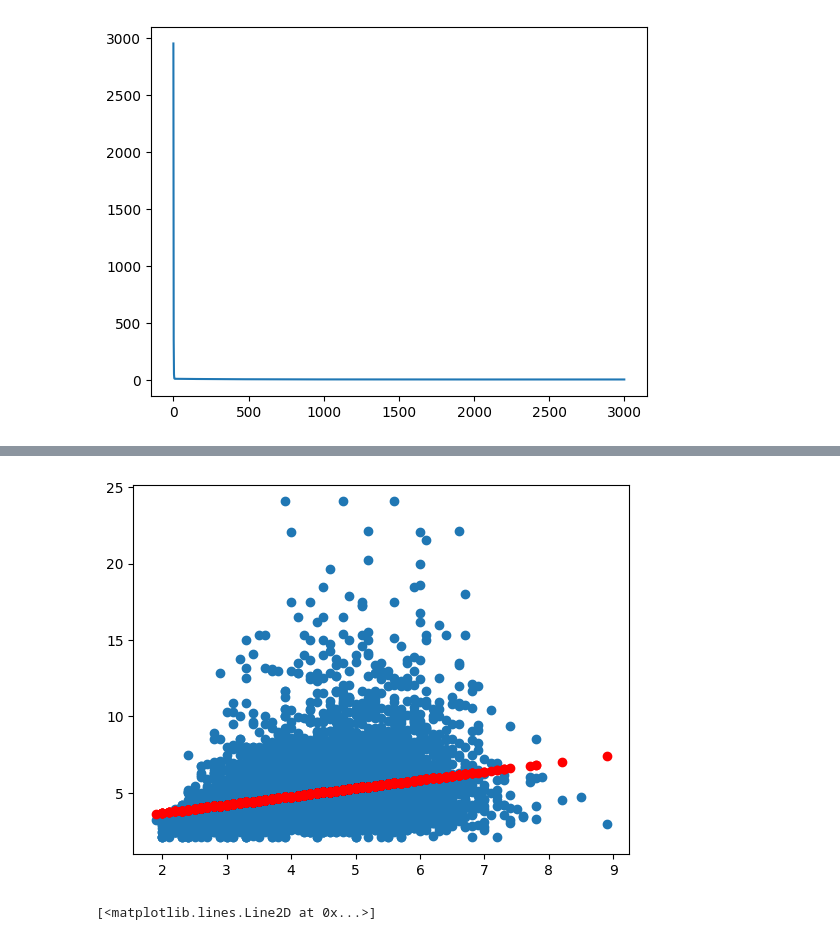
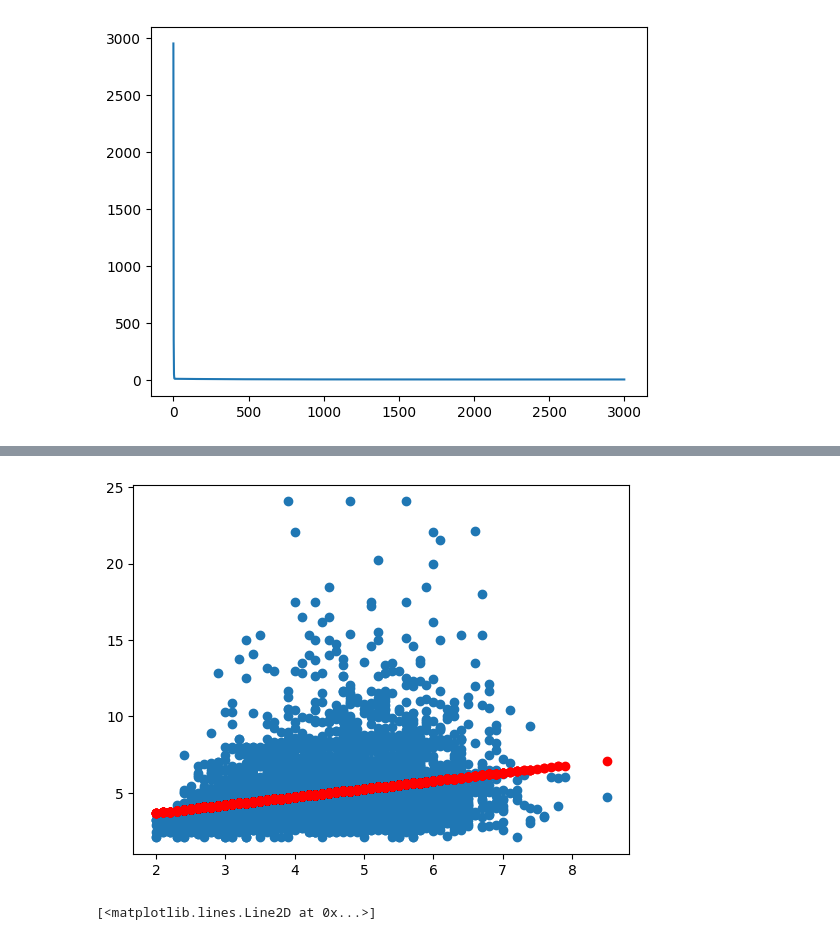
Before and after one commit to Bahrombekk/data, a Jupyter notebook: LINEAR_REGRESSION_TEST.ipynb, the cells around one changed output, grey strips where cells are left out. Saved outputs shown, nothing was run; the diff lists cells and outputs as text; code cells hidden in the pictures.

```diff
--- a/LINEAR_REGRESSION_TEST.ipynb
+++ b/LINEAR_REGRESSION_TEST.ipynb
@@ -326,16 +321,16 @@ test_x3,test_y3=x3[:int(len(x3)*t)],y3[:int(len(y3)*t)]
 # %%
-n=len(test_x3)
+n=len(train_x3)
 l=0.01
 loss_data=[]
 epoch=50000
 w=10
 b=15
 for i in range(epoch):
-  y_hat=test_x3*w+b
-  mse=np.mean(np.abs(test_y3-y_hat)**2)
+  y_hat=train_x3*w+b
+  mse=np.mean(np.abs(train_y3-y_hat)**2)
   loss_data.append(mse)
-  Dw=(-2/n)*np.sum(test_x3*(test_y3-y_hat))
-  Db=(-2/n)*np.sum(test_y3-y_hat)
+  Dw=(-2/n)*np.sum(train_x3*(train_y3-y_hat))
+  Db=(-2/n)*np.sum(train_y3-y_hat)
   w=w-Dw*l
   b=b-Db*l
 plt.show()
@@ -353,5 +348,5 @@ plt.scatter(test_x3,y_hat,c="r")
 # %%
-y_hat=test_x3[5]*w+b
-print(test_x3[5])
-print(y_hat)
+y_hat=test_x3*w+b
+plt.scatter(test_x3,test_y3)
+plt.scatter(test_x3,y_hat,c="r")
 # %% [output]
@@ -427,4 +422,5 @@ plt.plot(loss_data)
 [<matplotlib.lines.Line2D at 0x...>]
 [figure]
 # %%
-x_test4,y_test4=x[:int(len(x)*0.3)],y[:int(len(y)*0.3)]
+train_x4,test_x4=x[int(len(x)*0.3):],x[:int(len(x)*0.3)]
+train_y4,test_y4=y[int(len(y)*0.3):],y[:int(len(y)*0.3)]
@@ -438,16 +427,16 @@ print(y_test4)
 # %%
-n=len(x_test4)
+n=len(train_x4)
 l=0.01
 loss_data=[]
 epoch=5000
 w=10
 b=15
 for i in range(epoch):
-  y_hat=x_test4*w+b
-  mse=np.mean(np.abs(y_test4-y_hat)**2)
+  y_hat=train_x4*w+b
+  mse=np.mean(np.abs(train_y4-y_hat)**2)
   loss_data.append(mse)
-  Dw=(-2/n)*np.sum(x_test4*(y_test4-y_hat))
-  Db=(-2/n)*np.sum(y_test4-y_hat)
+  Dw=(-2/n)*np.sum(train_x4*(train_y4-y_hat))
+  Db=(-2/n)*np.sum(train_y4-y_hat)
   w=w-Dw*l
   b=b-Db*l
 plt.show()
@@ -459,9 +448,9 @@ w:0.5408749516454264 b:2.593506198918307
 # %%
-plt.scatter(x,y)
-plt.scatter(x_test4,y_hat,c="r")
+plt.scatter(train_x4,train_y4)
+plt.scatter(train_x4,y_hat,c="r")
 plt.show()
 # %% [output]
-[figure, old version]
+[figure, new version]
 # %%
 plt.plot(loss_data)
 # %% [output]
```
Also changed, not shown: parts of 18 cells of this notebook.
